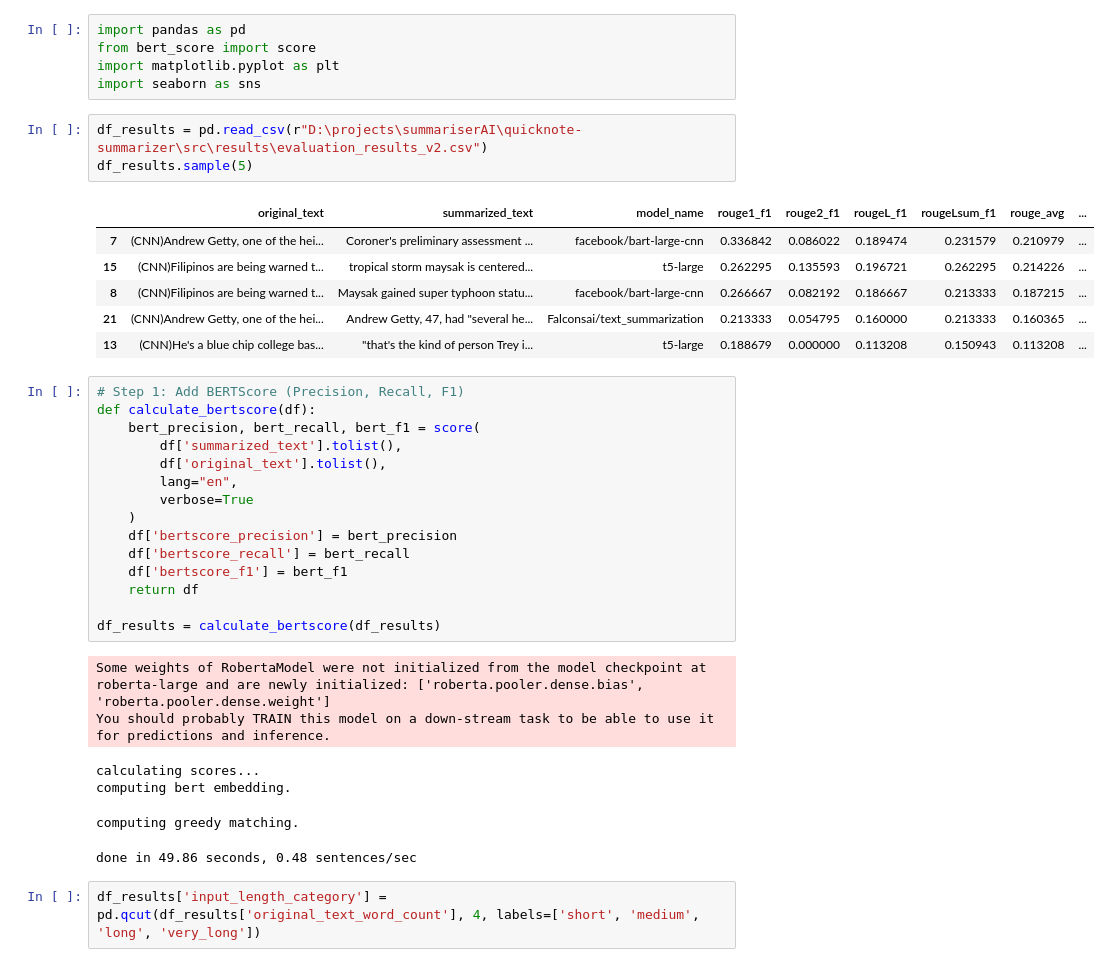
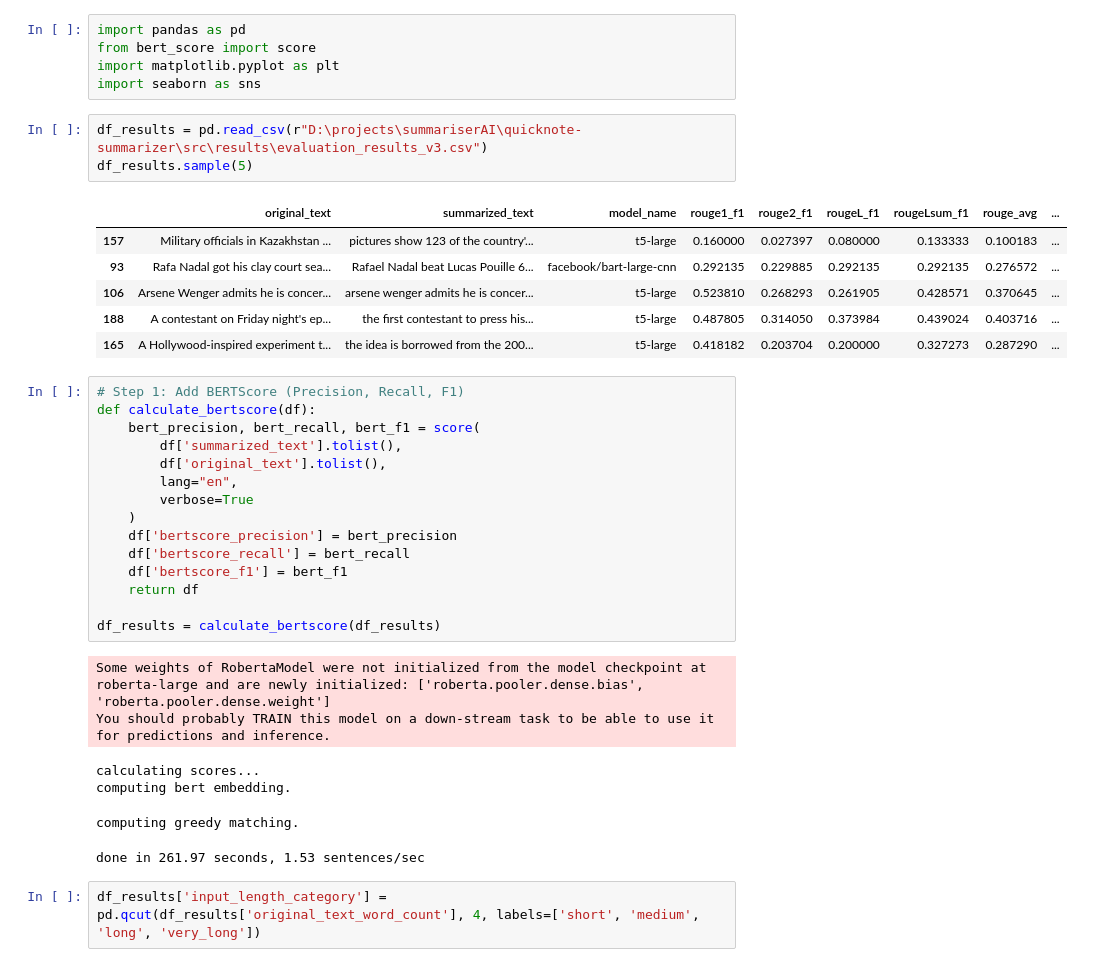
Before and after one commit to maymunashah/QuickNote-Summarizer-Instant-Notes-from-Long-Texts, a Jupyter notebook: notebooks/Exploratory Data Analysis on Test Data used.ipynb, the cells around one changed output. Saved outputs shown, nothing was run; the diff lists cells and outputs as text.

```diff
--- a/notebooks/Exploratory Data Analysis on Test Data used.ipynb
+++ b/notebooks/Exploratory Data Analysis on Test Data used.ipynb
@@ -179,15 +179,15 @@ from bert_score import score
 import matplotlib.pyplot as plt
 import seaborn as sns
 # %%
-df_results = pd.read_csv(r"D:\projects\summariserAI\quicknote-summarizer\src\results\evaluation_results_v2.csv")
+df_results = pd.read_csv(r"D:\projects\summariserAI\quicknote-summarizer\src\results\evaluation_results_v3.csv")
 df_results.sample(5)
 # %% [output]
 |  | original_text | summarized_text | model_name | rouge1_f1 | rouge2_f1 | rougeL_f1 | rougeLsum_f1 | rouge_avg | ... |
-| 7 | (CNN)Andrew Getty, one of the hei... | Coroner's preliminary assessment ... | facebook/bart-large-cnn | 0.336842 | 0.086022 | 0.189474 | 0.231579 | 0.210979 | ... |
-| 15 | (CNN)Filipinos are being warned t... | tropical storm maysak is centered... | t5-large | 0.262295 | 0.135593 | 0.196721 | 0.262295 | 0.214226 | ... |
-| 8 | (CNN)Filipinos are being warned t... | Maysak gained super typhoon statu... | facebook/bart-large-cnn | 0.266667 | 0.082192 | 0.186667 | 0.213333 | 0.187215 | ... |
-| 21 | (CNN)Andrew Getty, one of the hei... | Andrew Getty, 47, had "several he... | Falconsai/text_summarization | 0.213333 | 0.054795 | 0.160000 | 0.213333 | 0.160365 | ... |
-| 13 | (CNN)He's a blue chip college bas... | "that's the kind of person Trey i... | t5-large | 0.188679 | 0.000000 | 0.113208 | 0.150943 | 0.113208 | ... |
+| 157 | Military officials in Kazakhstan ... | pictures show 123 of the country'... | t5-large | 0.160000 | 0.027397 | 0.080000 | 0.133333 | 0.100183 | ... |
+| 93 | Rafa Nadal got his clay court sea... | Rafael Nadal beat Lucas Pouille 6... | facebook/bart-large-cnn | 0.292135 | 0.229885 | 0.292135 | 0.292135 | 0.276572 | ... |
+| 106 | Arsene Wenger admits he is concer... | arsene wenger admits he is concer... | t5-large | 0.523810 | 0.268293 | 0.261905 | 0.428571 | 0.370645 | ... |
+| 188 | A contestant on Friday night's ep... | the first contestant to press his... | t5-large | 0.487805 | 0.314050 | 0.373984 | 0.439024 | 0.403716 | ... |
+| 165 | A Hollywood-inspired experiment t... | the idea is borrowed from the 200... | t5-large | 0.418182 | 0.203704 | 0.200000 | 0.327273 | 0.287290 | ... |
 # %%
 # Step 1: Add BERTScore (Precision, Recall, F1)
 def calculate_bertscore(df):
@@ -209,7 +209,7 @@ You should probably TRAIN this model on a down-stream task to be able to use it
 calculating scores...
 computing bert embedding.
 computing greedy matching.
-done in 49.86 seconds, 0.48 sentences/sec
+done in 261.97 seconds, 1.53 sentences/sec
 # %%
 df_results['input_length_category'] = pd.qcut(df_results['original_text_word_count'], 4, labels=['short', 'medium', 'long', 'very_long'])
 # %% [markdown]
```
Also changed, not shown: parts of 7 cells of this notebook, 3 other files.
